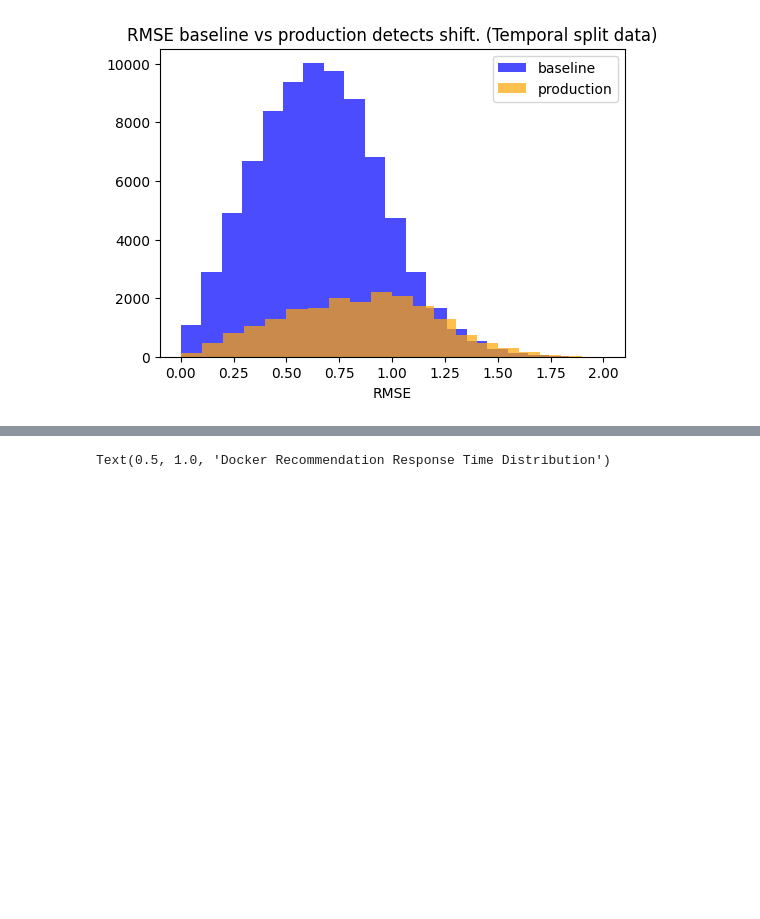
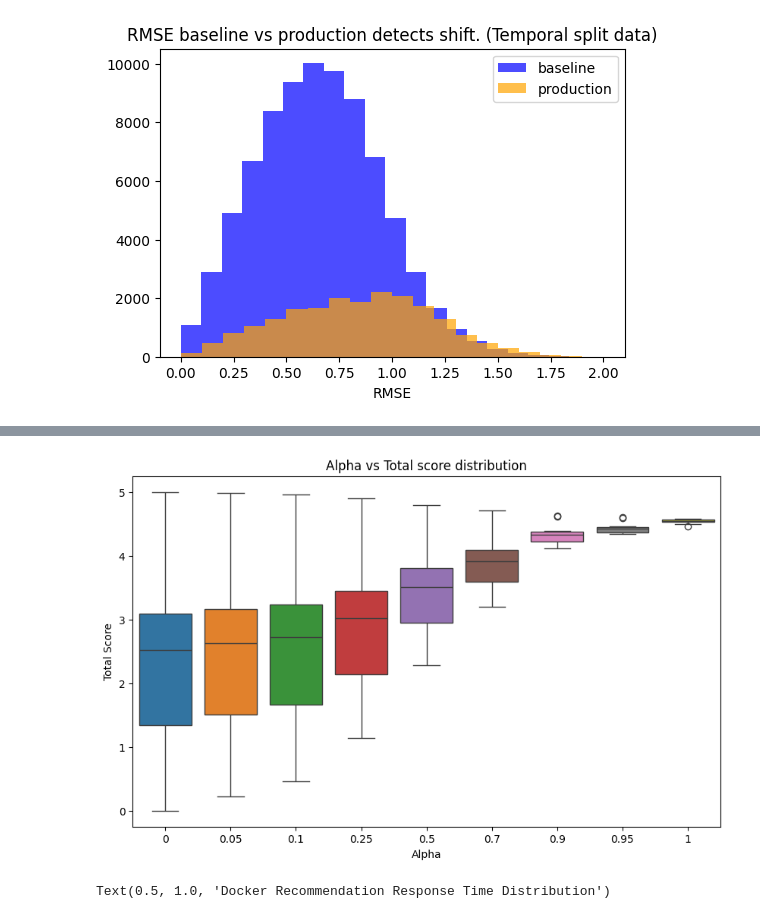
Before and after one commit to kaneelgit/senevirathne-kaneel-EN705603, a Jupyter notebook: moviemate/notebooks/case_study_analysis.ipynb, the cells around one changed output, grey strips where cells are left out. Drawn from its saved outputs; the diff is of its cells as text; code cells hidden in the pictures; blank space fills up the shorter version.

```diff
--- a/moviemate/notebooks/case_study_analysis.ipynb
+++ b/moviemate/notebooks/case_study_analysis.ipynb
@@ -104,3 +157,33 @@ True
+# %%
+#alpha vs diversity score
+diversity_scores = []
+for alpha in [0, 0.05, 0.1, 0.25, 0.5, 0.7, 0.9, 0.95, 1]:
+    # Rerank recommendations
+    reranked = reranker.rerank(initial_rankings, alpha=alpha)
+    total_scores = reranked['total_score'].to_list()
+    diversity_scores.append(total_scores)
+# %%
+import matplotlib.pyplot as plt
+import seaborn as sns
+
+data = diversity_scores
+
+# Create a figure and axis
+plt.figure(figsize=(10, 6))
+
+# Use seaborn's boxplot function to plot each list as a separate distribution
+sns.boxplot(data=data)
+
+# Set plot labels and title
+plt.xlabel('Alpha')
+plt.ylabel('Total Score')
+plt.xticks(ticks=[0, 1, 2, 3, 4, 5, 6, 7, 8], labels=[0, 0.05, 0.1, 0.25, 0.5, 0.7, 0.9, 0.95, 1])
+plt.title('Alpha vs Total score distribution')
+
+# Show the plot
+plt.show()
+# %% [output]
+[figure, added]
 # %%
 import requests
 import time
```
Also changed, not shown: parts of 2 cells of this notebook.
